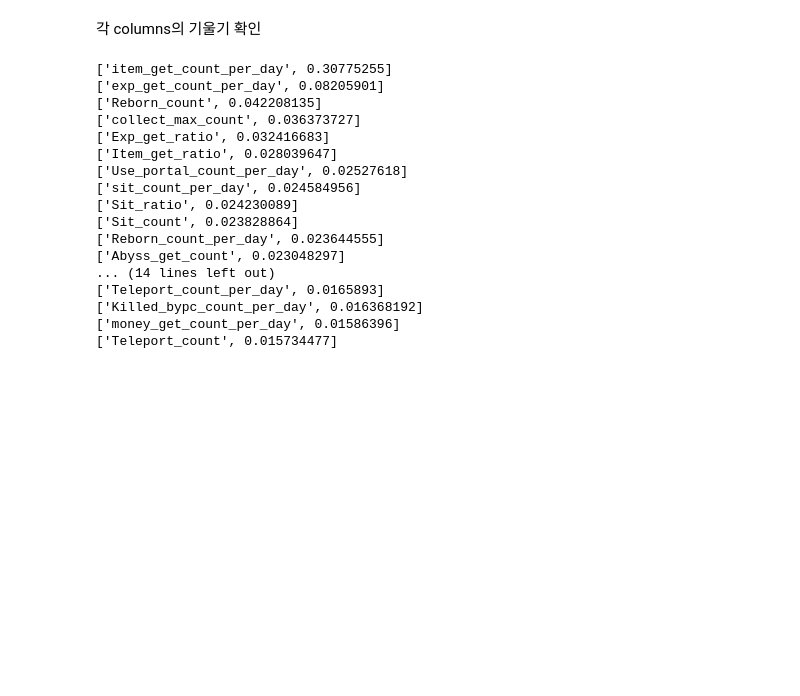
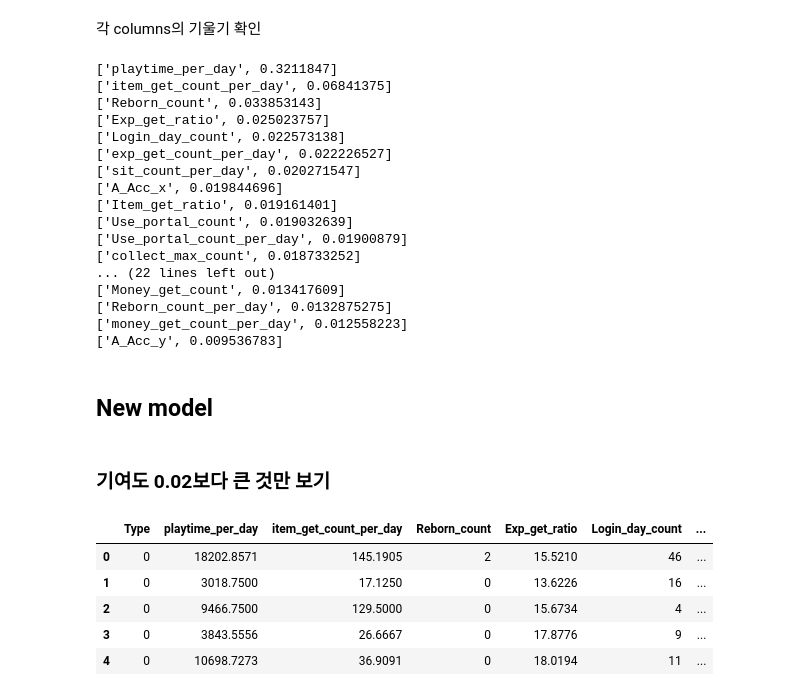
Before and after one commit to laplaisanterie/Game-bot-detection, a Jupyter notebook: data_analysis.ipynb, the cells around one changed output. Cells and saved outputs as stored; diff of their text form; code cells hidden in the pictures; blank space fills up the shorter version.

```diff
--- a/data_analysis.ipynb
+++ b/data_analysis.ipynb
@@ -407,22 +424,37 @@ from xgboost import plot_importance
 
 sorted_idx = np.argsort(xgb_model.feature_importances_)[::-1]
 for index in sorted_idx:
-    print([X.columns[index], xgb_model.feature_importances_[index]])
+    print([x.columns[index], xgb_model.feature_importances_[index]])
 # %% [output]
-['item_get_count_per_day', 0.30775255]
-['exp_get_count_per_day', 0.08205901]
-['Reborn_count', 0.042208135]
-['collect_max_count', 0.036373727]
-['Exp_get_ratio', 0.032416683]
-['Item_get_ratio', 0.028039647]
-['Use_portal_count_per_day', 0.02527618]
-['sit_count_per_day', 0.024584956]
-['Sit_ratio', 0.024230089]
-['Sit_count', 0.023828864]
-['Reborn_count_per_day', 0.023644555]
-['Abyss_get_count', 0.023048297]
-... (14 lines left out)
-['Teleport_count_per_day', 0.0165893]
-['Killed_bypc_count_per_day', 0.016368192]
-['money_get_count_per_day', 0.01586396]
-['Teleport_count', 0.015734477]
+['playtime_per_day', 0.3211847]
+['item_get_count_per_day', 0.06841375]
+['Reborn_count', 0.033853143]
+['Exp_get_ratio', 0.025023757]
+['Login_day_count', 0.022573138]
+['exp_get_count_per_day', 0.022226527]
+['sit_count_per_day', 0.020271547]
+['A_Acc_x', 0.019844696]
+['Item_get_ratio', 0.019161401]
+['Use_portal_count', 0.019032639]
+['Use_portal_count_per_day', 0.01900879]
+['collect_max_count', 0.018733252]
+... (22 lines left out)
+['Money_get_count', 0.013417609]
+['Reborn_count_per_day', 0.0132875275]
+['money_get_count_per_day', 0.012558223]
+['A_Acc_y', 0.009536783]
+# %% [markdown]
+## New model
+# %% [markdown]
+### 기여도 0.02보다 큰 것만 보기
+# %%
+col = ["Type", 'playtime_per_day', 'item_get_count_per_day', 'Reborn_count', 'Exp_get_ratio', 'Login_day_count', 'exp_get_count_per_day', 'sit_count_per_day']
+new_model = model_data[col]
+new_model.head()
+# %% [output]
+|  | Type | playtime_per_day | item_get_count_per_day | Reborn_count | Exp_get_ratio | Login_day_count | ... |
+| 0 | 0 | 18202.8571 | 145.1905 | 2 | 15.5210 | 46 | ... |
+| 1 | 0 | 3018.7500 | 17.1250 | 0 | 13.6226 | 16 | ... |
+| 2 | 0 | 9466.7500 | 129.5000 | 0 | 15.6734 | 4 | ... |
+| 3 | 0 | 3843.5556 | 26.6667 | 0 | 17.8776 | 9 | ... |
+| 4 | 0 | 10698.7273 | 36.9091 | 0 | 18.0194 | 11 | ... |
```
Also changed, not shown: parts of 33 cells of this notebook.
